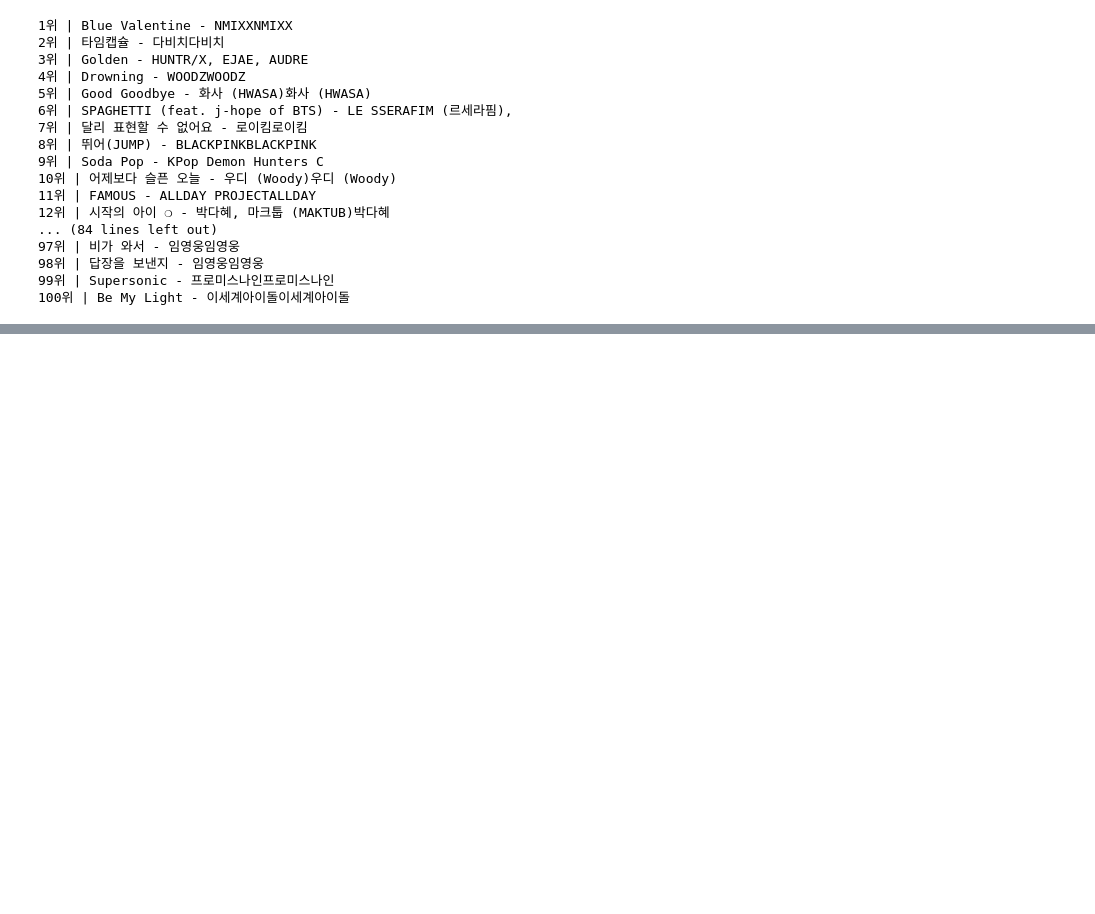
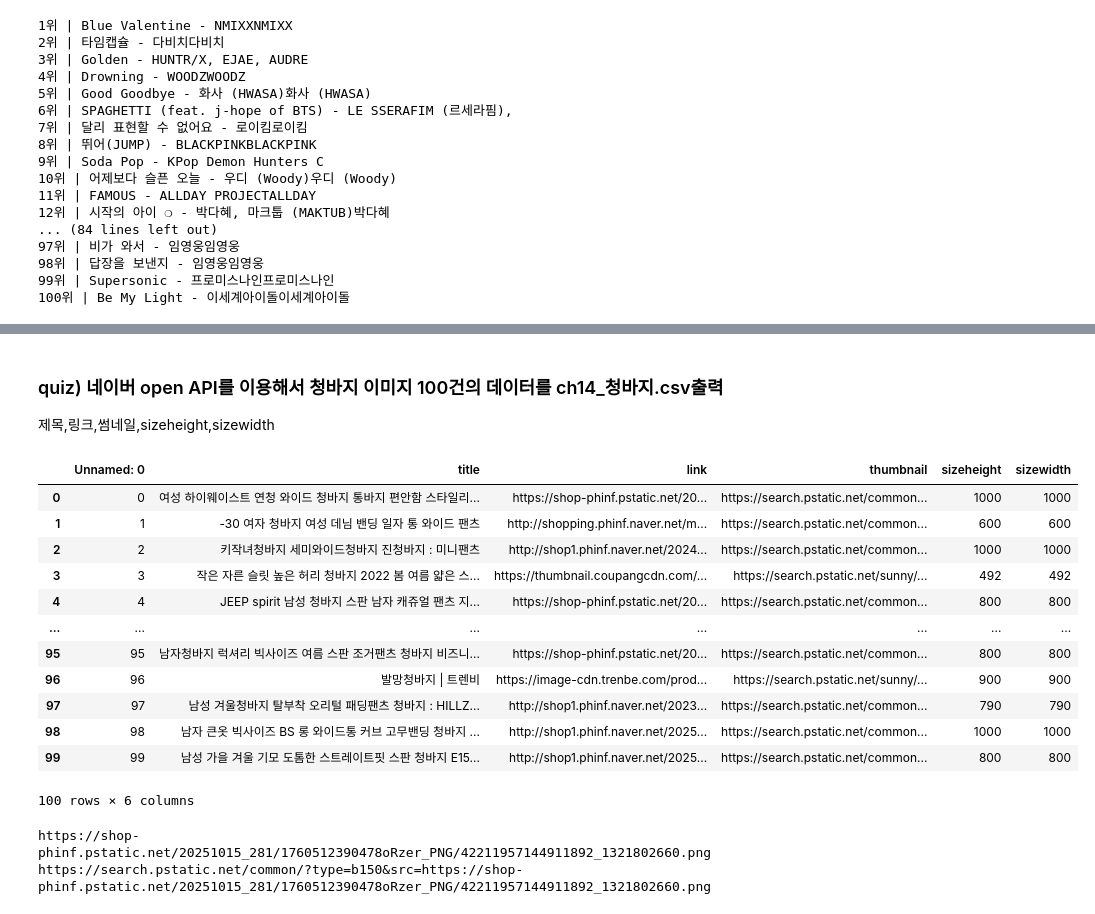
Before and after one commit to hurjoung/ai, a Jupyter notebook: source/01_python/ch14_웹데이터수집1_정적_공공api.ipynb, the cells around one changed output, grey strips where cells are left out. Saved outputs shown, nothing was run; the diff lists cells and outputs as text; code cells hidden in the pictures; blank space fills up the shorter version.

Commit message:
20251111_python_openAPI

```diff
--- a/source/01_python/ch14_웹데이터수집1_정적_공공api.ipynb
+++ b/source/01_python/ch14_웹데이터수집1_정적_공공api.ipynb
@@ -665,0 +824,3 @@ for rank, title, singer in zip(ranks, titles, singers):
+# %% [markdown]
+### quiz) 네이버 open API를 이용해서 청바지 이미지 100건의 데이터를 ch14_청바지.csv출력
+제목,링크,썸네일,sizeheight,sizewidth
@@ -665,0 +868,18 @@ for rank, title, singer in zip(ranks, titles, singers):
+# %%
+import pandas as pd
+ss = pd.read_csv('data/bluejin.csv')
+ss
+# %% [output]
+|  | Unnamed: 0 | title | link | thumbnail | sizeheight | sizewidth |
+| 0 | 0 | 여성 하이웨이스트 연청 와이드 청바지 통바지 편안함 스타일리... | https://shop-phinf.pstatic.net/20... | https://search.pstatic.net/common... | 1000 | 1000 |
+| 1 | 1 | -30 여자 청바지 여성 데님 밴딩 일자 통 와이드 팬츠 | http://shopping.phinf.naver.net/m... | https://search.pstatic.net/common... | 600 | 600 |
+| 2 | 2 | 키작녀청바지 세미와이드청바지 진청바지 : 미니팬츠 | http://shop1.phinf.naver.net/2024... | https://search.pstatic.net/common... | 1000 | 1000 |
+| 3 | 3 | 작은 자른 슬릿 높은 허리 청바지 2022 봄 여름 얇은 스... | https://thumbnail.coupangcdn.com/... | https://search.pstatic.net/sunny/... | 492 | 492 |
+| 4 | 4 | JEEP spirit 남성 청바지 스판 남자 캐쥬얼 팬츠 지... | https://shop-phinf.pstatic.net/20... | https://search.pstatic.net/common... | 800 | 800 |
+| ... | ... | ... | ... | ... | ... | ... |
+| 95 | 95 | 남자청바지 럭셔리 빅사이즈 여름 스판 조거팬츠 청바지 비즈니... | https://shop-phinf.pstatic.net/20... | https://search.pstatic.net/common... | 800 | 800 |
+| 96 | 96 | 발망청바지 | 트렌비 | https://image-cdn.trenbe.com/prod... | https://search.pstatic.net/sunny/... | 900 | 900 |
+| 97 | 97 | 남성 겨울청바지 탈부착 오리털 패딩팬츠 청바지 : HILLZ... | http://shop1.phinf.naver.net/2023... | https://search.pstatic.net/common... | 790 | 790 |
+| 98 | 98 | 남자 큰옷 빅사이즈 BS 롱 와이드통 커브 고무밴딩 청바지 ... | http://shop1.phinf.naver.net/2025... | https://search.pstatic.net/common... | 1000 | 1000 |
+| 99 | 99 | 남성 가을 겨울 기모 도톰한 스트레이트핏 스판 청바지 E15... | http://shop1.phinf.naver.net/2025... | https://search.pstatic.net/common... | 800 | 800 |
+100 rows × 6 columns
@@ -665,0 +968,6 @@ for rank, title, singer in zip(ranks, titles, singers):
+# %%
+print(df.loc[0, '링크'])
+print(df.loc[0, '썸네일'])
+# %% [output]
+https://shop-phinf.pstatic.net/20251015_281/1760512390478oRzer_PNG/42211957144911892_1321802660.png
+https://search.pstatic.net/common/?type=b150&src=https://shop-phinf.pstatic.net/20251015_281/1760512390478oRzer_PNG/42211957144911892_1321802660.png
```
Also changed, not shown: parts of 28 cells of this notebook, 7 other files.
